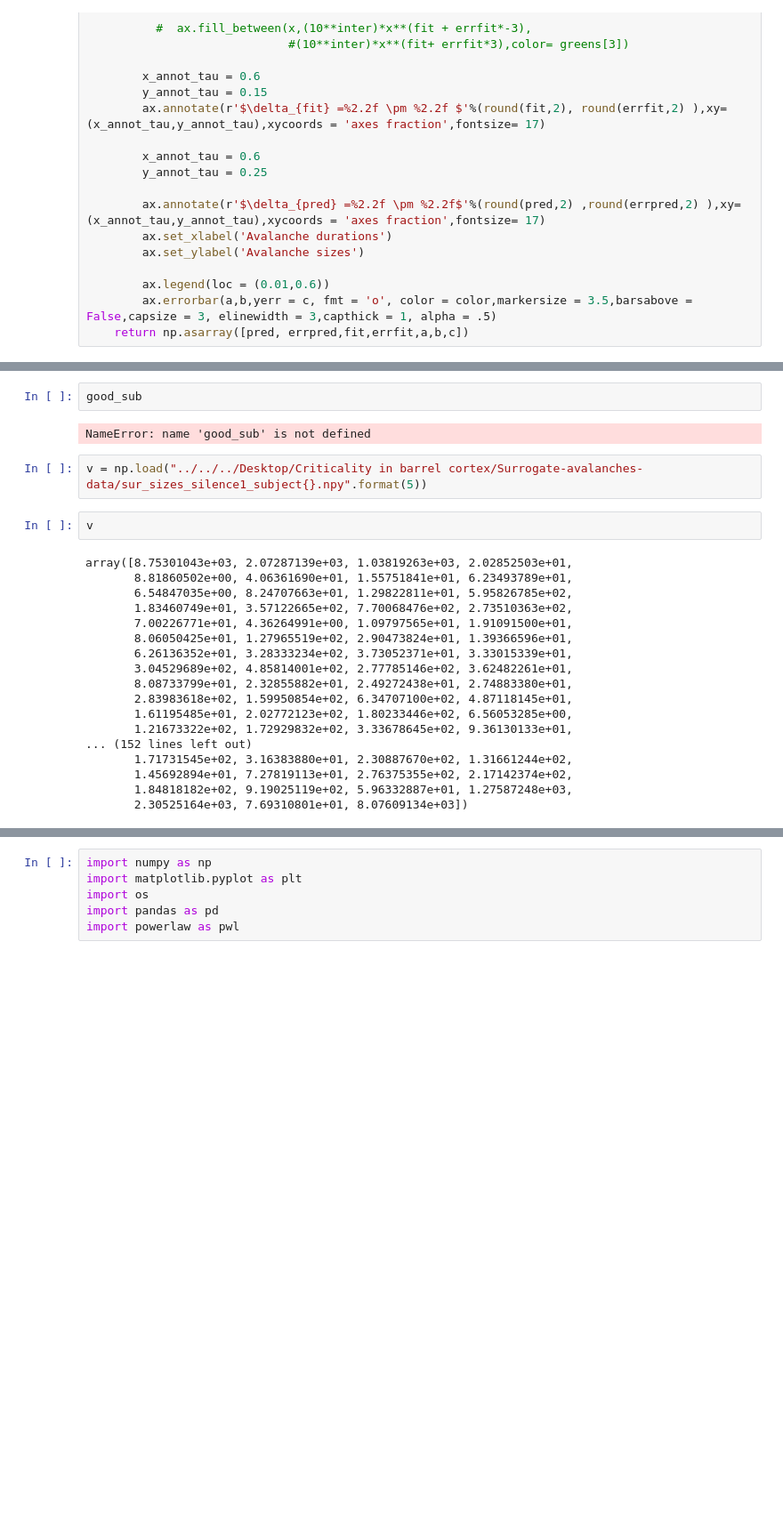
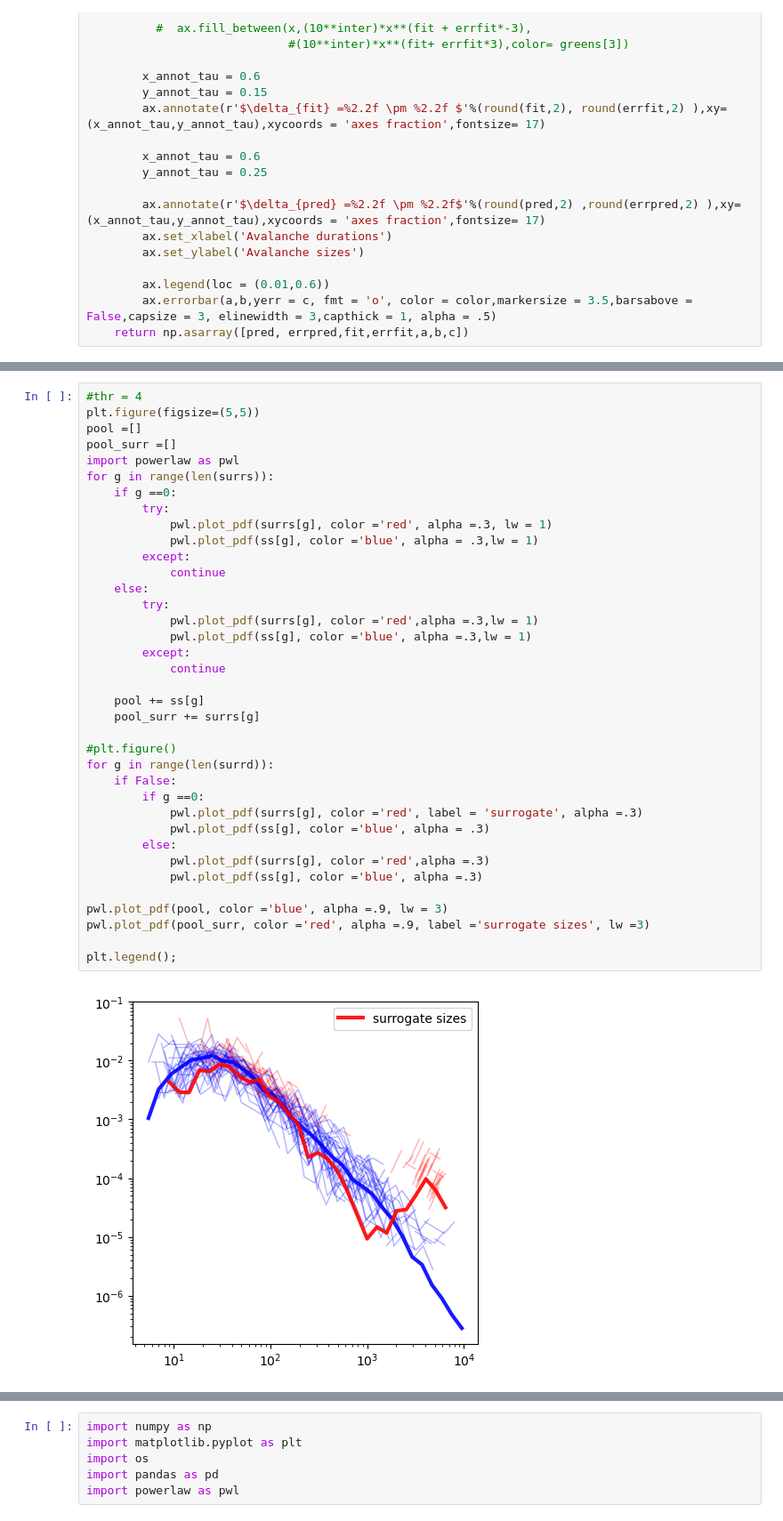
Before and after one commit to benedetta-mariani/EEG-avalanche-analysis, a Jupyter notebook: avalanches eeg with preprocessing-surrogate data.ipynb, the cells around one changed output, grey strips where cells are left out. Shown at 89% size. Saved outputs shown, nothing was run; the diff lists cells and outputs as text; blank space fills up the shorter version.

```diff
--- a/avalanches eeg with preprocessing-surrogate data.ipynb
+++ b/avalanches eeg with preprocessing-surrogate data.ipynb
@@ -528,27 +519,40 @@ doing
 0 3
-# %%
-good_sub
-# %% [output]
-NameError: name 'good_sub' is not defined
-# %%
-v = np.load("../../../Desktop/Criticality in barrel cortex/Surrogate-avalanches-data/sur_sizes_silence1_subject{}.npy".format(5))
-# %%
-v
-# %% [output]
-array([8.75301043e+03, 2.07287139e+03, 1.03819263e+03, 2.02852503e+01,
-       8.81860502e+00, 4.06361690e+01, 1.55751841e+01, 6.23493789e+01,
-       6.54847035e+00, 8.24707663e+01, 1.29822811e+01, 5.95826785e+02,
-       1.83460749e+01, 3.57122665e+02, 7.70068476e+02, 2.73510363e+02,
-       7.00226771e+01, 4.36264991e+00, 1.09797565e+01, 1.91091500e+01,
-       8.06050425e+01, 1.27965519e+02, 2.90473824e+01, 1.39366596e+01,
-       6.26136352e+01, 3.28333234e+02, 3.73052371e+01, 3.33015339e+01,
-       3.04529689e+02, 4.85814001e+02, 2.77785146e+02, 3.62482261e+01,
-       8.08733799e+01, 2.32855882e+01, 2.49272438e+01, 2.74883380e+01,
-       2.83983618e+02, 1.59950854e+02, 6.34707100e+02, 4.87118145e+01,
-       1.61195485e+01, 2.02772123e+02, 1.80233446e+02, 6.56053285e+00,
-       1.21673322e+02, 1.72929832e+02, 3.33678645e+02, 9.36130133e+01,
-... (152 lines left out)
-       1.71731545e+02, 3.16383880e+01, 2.30887670e+02, 1.31661244e+02,
-       1.45692894e+01, 7.27819113e+01, 2.76375355e+02, 2.17142374e+02,
-       1.84818182e+02, 9.19025119e+02, 5.96332887e+01, 1.27587248e+03,
-       2.30525164e+03, 7.69310801e+01, 8.07609134e+03])
+# %%
+#thr = 4
+plt.figure(figsize=(5,5))
+pool =[]
+pool_surr =[]
+import powerlaw as pwl
+for g in range(len(surrs)):
+    if g ==0:
+        try:
+            pwl.plot_pdf(surrs[g], color ='red', alpha =.3, lw = 1)
+            pwl.plot_pdf(ss[g], color ='blue', alpha = .3,lw = 1)
+        except:
+            continue
+    else:
+        try:
+            pwl.plot_pdf(surrs[g], color ='red',alpha =.3,lw = 1)
+            pwl.plot_pdf(ss[g], color ='blue', alpha =.3,lw = 1)
+        except:
+            continue
+
+    pool += ss[g]
+    pool_surr += surrs[g]
+
+#plt.figure()
+for g in range(len(surrd)):
+    if False:
+        if g ==0:
+            pwl.plot_pdf(surrs[g], color ='red', label = 'surrogate', alpha =.3)
+            pwl.plot_pdf(ss[g], color ='blue', alpha = .3)
+        else:
+            pwl.plot_pdf(surrs[g], color ='red',alpha =.3)
+            pwl.plot_pdf(ss[g], color ='blue', alpha =.3)
+
+pwl.plot_pdf(pool, color ='blue', alpha =.9, lw = 3)
+pwl.plot_pdf(pool_surr, color ='red', alpha =.9, label ='surrogate sizes', lw =3)
+
+plt.legend();
+# %% [output]
+[figure, added]
```
Also changed, not shown: parts of 24 cells of this notebook.
